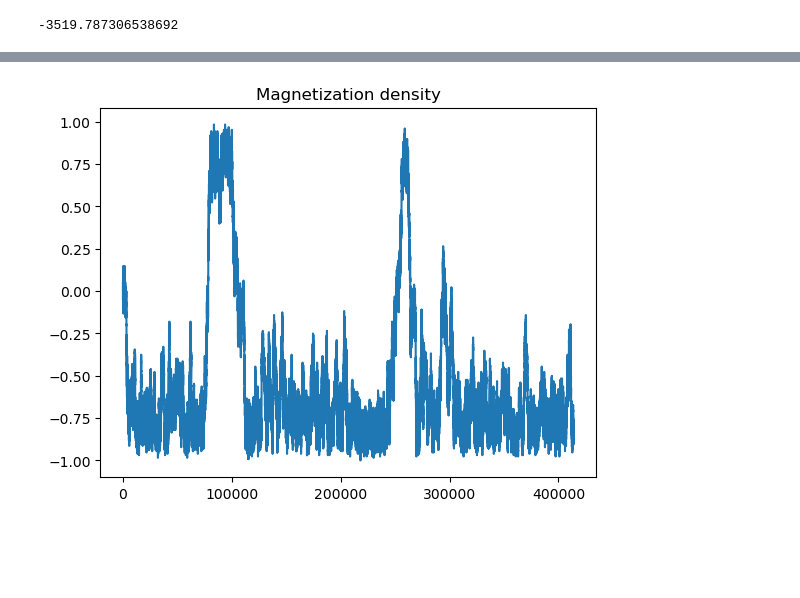
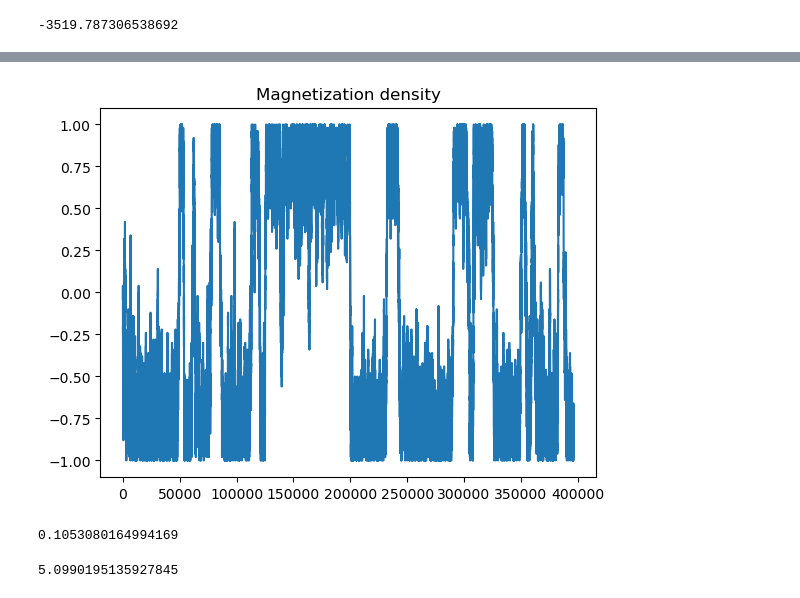
Before and after one commit to fysmoe1121/Phase-Transitions-Ising-Model, a Jupyter notebook: ising_model.ipynb, the cells around one changed output, grey strips where cells are left out. Drawn from its saved outputs; the diff is of its cells as text; code cells hidden in the pictures; blank space fills up the shorter version.

Commit message:
finished correlation length. working on cluster size

```diff
--- a/ising_model.ipynb
+++ b/ising_model.ipynb
@@ -338,6 +358,6 @@ def correlation(samples: list, i: tuple[int,int], j: tuple[int,int]) -> float:
 # %%
-sixteen_gibbs_fixed_time_res , sixteen_gibbs_updated_res = sampler('gibbs', generate_lattice(16, 0.5), 0.44, 3_000_000)
+ten_gibbs_fixed_time_res , ten_gibbs_updated_res = sampler('gibbs', generate_lattice(10, 0.5), 0.44, 3_000_000)
 # %%
-plot_magnetization(sixteen_gibbs_updated_res)
+plot_magnetization(ten_gibbs_updated_res)
 # %% [output]
-[figure, old version]
+[figure, new version]
@@ -346,0 +364,4 @@ def euclidean_distance(i: tuple[int,int], j: tuple[int,int]) -> float:
+# %%
+correlation(np.array(ten_gibbs_updated_res), (1,1), (2,3))
+# %% [output]
+0.1053080164994169
@@ -346,0 +379,4 @@ def euclidean_distance(i: tuple[int,int], j: tuple[int,int]) -> float:
+# %%
+periodic_distance((4,5), (9,4), 10)
+# %% [output]
+5.0990195135927845
```
Also changed, not shown: parts of 34 cells of this notebook, 8 other files.
